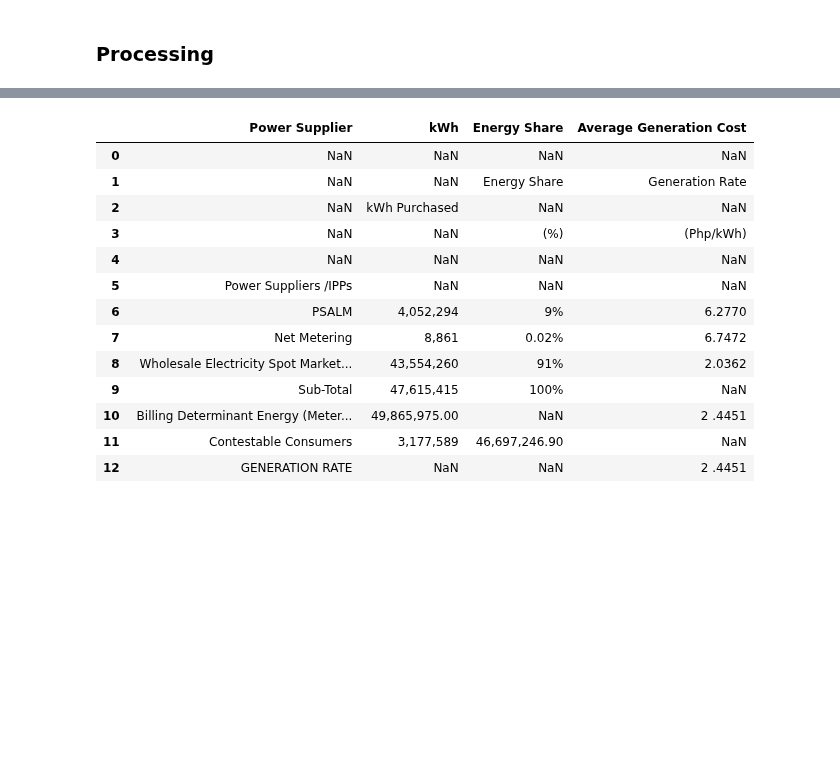
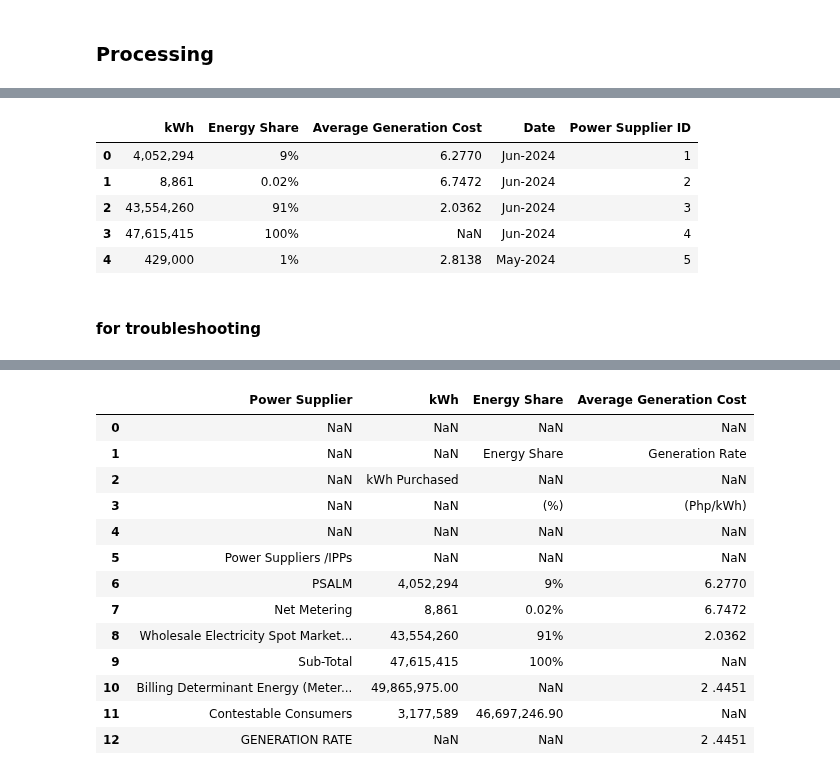
Before and after one commit to andreasenson/Scrape-DU-Generation-Charge, a Jupyter notebook: CASURECO II/scrape_CASURECO_II.ipynb, the cells around one changed output, grey strips where cells are left out. Drawn from its saved outputs; the diff is of its cells as text; code cells hidden in the pictures; blank space fills up the shorter version.

```diff
--- a/CASURECO II/scrape_CASURECO_II.ipynb
+++ b/CASURECO II/scrape_CASURECO_II.ipynb
@@ -179,0 +326,3 @@ Link for January 2023 is disabled, skipping download.
+# %%
+unique_suppliers = big_df['Power Supplier'].unique()
+unique_suppliers
@@ -179,0 +333,8 @@ Link for January 2023 is disabled, skipping download.
+# %%
+# Create a mapping of power suppliers to unique IDs
+supplier_id_map = {supplier: id+1 for id, supplier in enumerate(unique_suppliers)}
+
+# Create a new DataFrame from the mapping
+supplier_df = pd.DataFrame(list(supplier_id_map.items()), columns=['Power Supplier', 'Power Supplier ID'])
+
+supplier_df
@@ -179,0 +348,21 @@ Link for January 2023 is disabled, skipping download.
+# %%
+# Create a mapping from Power Suppliers to Supplier IDs
+supplier_mapping = dict(zip(supplier_df['Power Supplier'], supplier_df['Power Supplier ID']))
+
+# Replace names with IDs in big_df
+big_df['Power Supplier ID'] = big_df['Power Supplier'].map(supplier_mapping)
+
+# Ensure IDs are not converted to floats
+#big_df['Power Supplier ID'] = big_df['Power Supplier ID'].astype(int)
+
+# Drop the old Power Suppliers column
+big_df = big_df.drop(columns=['Power Supplier'])
+
+big_df.head()
+# %% [output]
+|  | kWh | Energy Share | Average Generation Cost | Date | Power Supplier ID |
+| 0 | 4,052,294 | 9% | 6.2770 | Jun-2024 | 1 |
+| 1 | 8,861 | 0.02% | 6.7472 | Jun-2024 | 2 |
+| 2 | 43,554,260 | 91% | 2.0362 | Jun-2024 | 3 |
+| 3 | 47,615,415 | 100% | NaN | Jun-2024 | 4 |
+| 4 | 429,000 | 1% | 2.8138 | May-2024 | 5 |
@@ -180 +373,3 @@ Link for January 2023 is disabled, skipping download.
+# %% [markdown]
+#### for troubleshooting
 # %%
```
Also changed, not shown: parts of 6 cells of this notebook, 1 other file.
